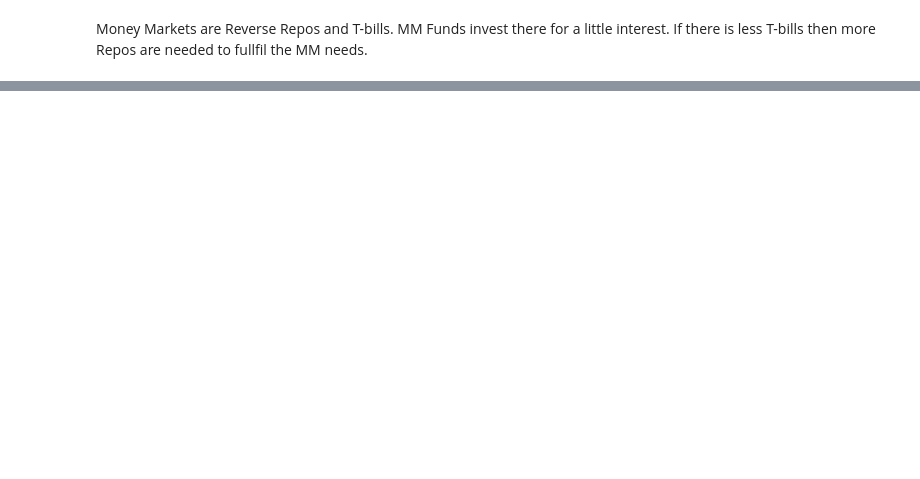
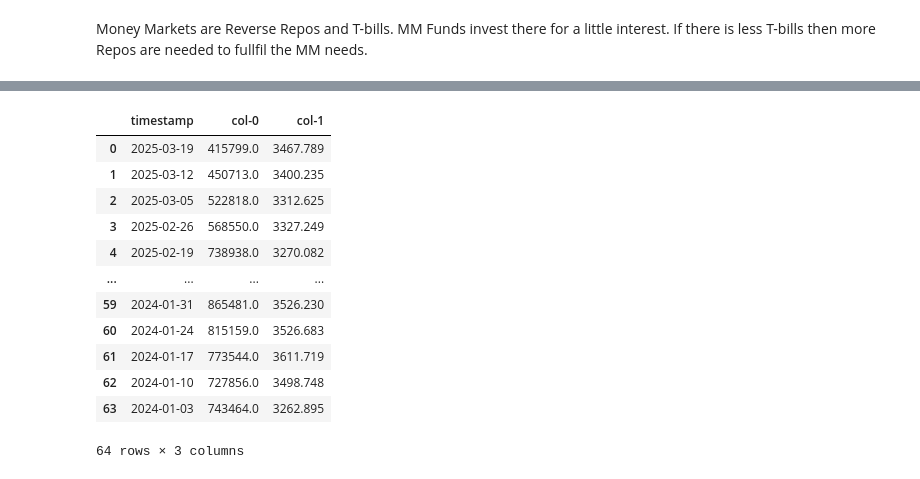
Before and after one commit to IMTorgOpenDataTools/macroecon-wrappy, a Jupyter notebook: notebooks/repo_review.ipynb, the cells around one changed output, grey strips where cells are left out. Drawn from its saved outputs; the diff is of its cells as text; code cells hidden in the pictures; blank space fills up the shorter version.

```diff
--- a/notebooks/repo_review.ipynb
+++ b/notebooks/repo_review.ipynb
@@ -160,0 +230,7 @@ charts
+# %%
+FredApi.set_wrapper(auth, Fred)
+D2WLTGAL = FredApi.get_data('D2WLTGAL')
+WRESBAL = FredApi.get_data('WRESBAL')
+measure = Measure([D2WLTGAL, WRESBAL], recessions)
+measure.df().head(3)
+measure
@@ -161 +253,21 @@ charts
+# %%
+import datetime as dt
+
+tmp = measure.df(interpolated=True).reset_index()
+tmp = tmp[tmp.timestamp > dt.datetime(2024, 1, 2)]
+tmp
+# %% [output]
+|  | timestamp | col-0 | col-1 |
+| 0 | 2025-03-19 | 415799.0 | 3467.789 |
+| 1 | 2025-03-12 | 450713.0 | 3400.235 |
+| 2 | 2025-03-05 | 522818.0 | 3312.625 |
+| 3 | 2025-02-26 | 568550.0 | 3327.249 |
+| 4 | 2025-02-19 | 738938.0 | 3270.082 |
+| ... | ... | ... | ... |
+| 59 | 2024-01-31 | 865481.0 | 3526.230 |
+| 60 | 2024-01-24 | 815159.0 | 3526.683 |
+| 61 | 2024-01-17 | 773544.0 | 3611.719 |
+| 62 | 2024-01-10 | 727856.0 | 3498.748 |
+| 63 | 2024-01-03 | 743464.0 | 3262.895 |
+64 rows × 3 columns
 # %%
```
Also changed, not shown: parts of 14 cells of this notebook, 5 other files.
